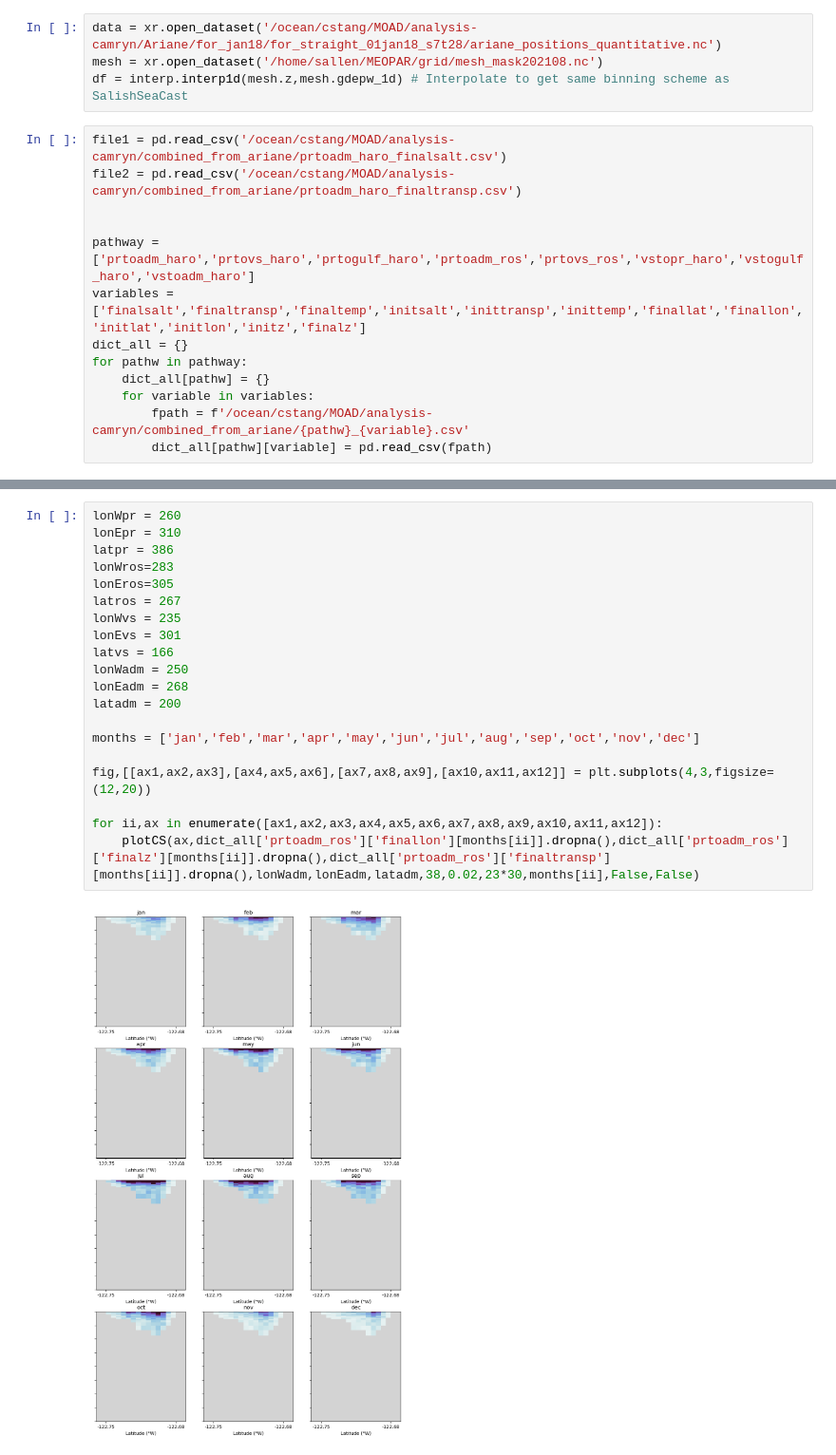
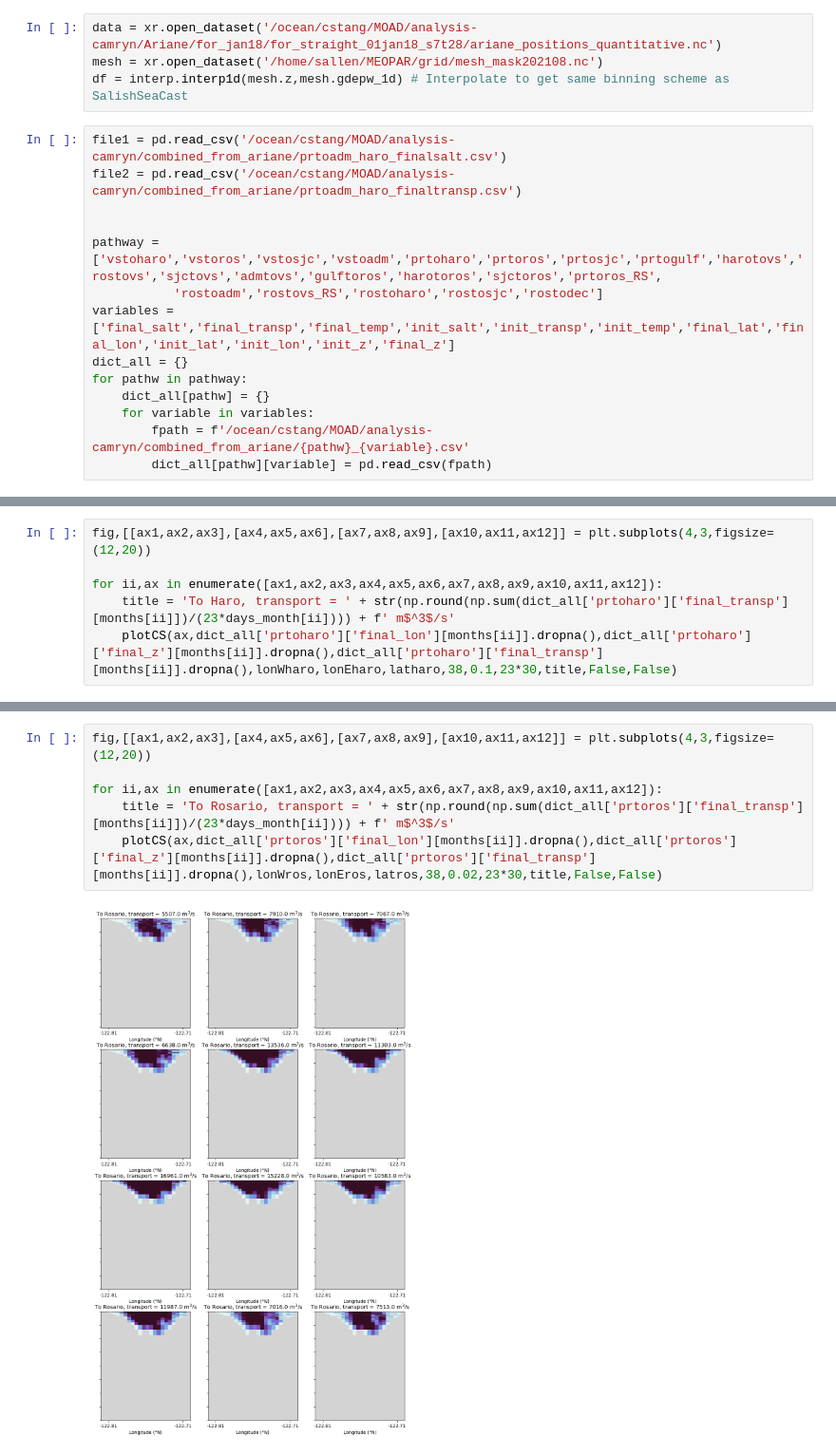
Before and after one commit to SalishSeaCast/analysis-camryn, a Jupyter notebook: Ariane/plot_monthly_averages.ipynb, the cells around one changed output, grey strips where cells are left out. Shown at 95% size. Saved outputs shown, nothing was run; the diff lists cells and outputs as text.

Commit message:
monthly averaged plots for split regions

```diff
--- a/Ariane/plot_monthly_averages.ipynb
+++ b/Ariane/plot_monthly_averages.ipynb
@@ -102,8 +106,9 @@ file1 = pd.read_csv('/ocean/cstang/MOAD/analysis-camryn/combined_from_ariane/prt
 file2 = pd.read_csv('/ocean/cstang/MOAD/analysis-camryn/combined_from_ariane/prtoadm_haro_finaltransp.csv')
 
 
-pathway = ['prtoadm_haro','prtovs_haro','prtogulf_haro','prtoadm_ros','prtovs_ros','vstopr_haro','vstogulf_haro','vstoadm_haro']
-variables = ['finalsalt','finaltransp','finaltemp','initsalt','inittransp','inittemp','finallat','finallon','initlat','initlon','initz','finalz']
+pathway = ['vstoharo','vstoros','vstosjc','vstoadm','prtoharo','prtoros','prtosjc','prtogulf','harotovs','rostovs','sjctovs','admtovs','gulftoros','harotoros','sjctoros','prtoros_RS',
+           'rostoadm','rostovs_RS','rostoharo','rostosjc','rostodec']
+variables = ['final_salt','final_transp','final_temp','init_salt','init_transp','init_temp','final_lat','final_lon','init_lat','init_lon','init_z','final_z']
 dict_all = {}
 for pathw in pathway:
     dict_all[pathw] = {}
@@ -131,0 +145,6 @@ dict_all['prtoadm_ros']['finallat']
+# %%
+fig,[[ax1,ax2,ax3],[ax4,ax5,ax6],[ax7,ax8,ax9],[ax10,ax11,ax12]] = plt.subplots(4,3,figsize=(12,20))
+
+for ii,ax in enumerate([ax1,ax2,ax3,ax4,ax5,ax6,ax7,ax8,ax9,ax10,ax11,ax12]):
+    title = 'To Haro, transport = ' + str(np.round(np.sum(dict_all['prtoharo']['final_transp'][months[ii]])/(23*days_month[ii]))) + f' m$^3$/s'
+    plotCS(ax,dict_all['prtoharo']['final_lon'][months[ii]].dropna(),dict_all['prtoharo']['final_z'][months[ii]].dropna(),dict_all['prtoharo']['final_transp'][months[ii]].dropna(),lonWharo,lonEharo,latharo,38,0.1,23*30,title,False,False)
@@ -132,22 +153,8 @@ dict_all['prtoadm_ros']['finallat']
 # %%
-lonWpr = 260
-lonEpr = 310
-latpr = 386
-lonWros=283
-lonEros=305
-latros = 267
-lonWvs = 235
-lonEvs = 301
-latvs = 166
-lonWadm = 250
-lonEadm = 268
-latadm = 200
-
-months = ['jan','feb','mar','apr','may','jun','jul','aug','sep','oct','nov','dec']
-
 fig,[[ax1,ax2,ax3],[ax4,ax5,ax6],[ax7,ax8,ax9],[ax10,ax11,ax12]] = plt.subplots(4,3,figsize=(12,20))
 
 for ii,ax in enumerate([ax1,ax2,ax3,ax4,ax5,ax6,ax7,ax8,ax9,ax10,ax11,ax12]):
-    plotCS(ax,dict_all['prtoadm_ros']['finallon'][months[ii]].dropna(),dict_all['prtoadm_ros']['finalz'][months[ii]].dropna(),dict_all['prtoadm_ros']['finaltransp'][months[ii]].dropna(),lonWadm,lonEadm,latadm,38,0.02,23*30,months[ii],False,False)
+    title = 'To Rosario, transport = ' + str(np.round(np.sum(dict_all['prtoros']['final_transp'][months[ii]])/(23*days_month[ii]))) + f' m$^3$/s'
+    plotCS(ax,dict_all['prtoros']['final_lon'][months[ii]].dropna(),dict_all['prtoros']['final_z'][months[ii]].dropna(),dict_all['prtoros']['final_transp'][months[ii]].dropna(),lonWros,lonEros,latros,38,0.02,23*30,title,False,False)
 # %% [output]
-[figure, old version]
+[figure, new version]
```
Also changed, not shown: parts of 16 cells of this notebook.
